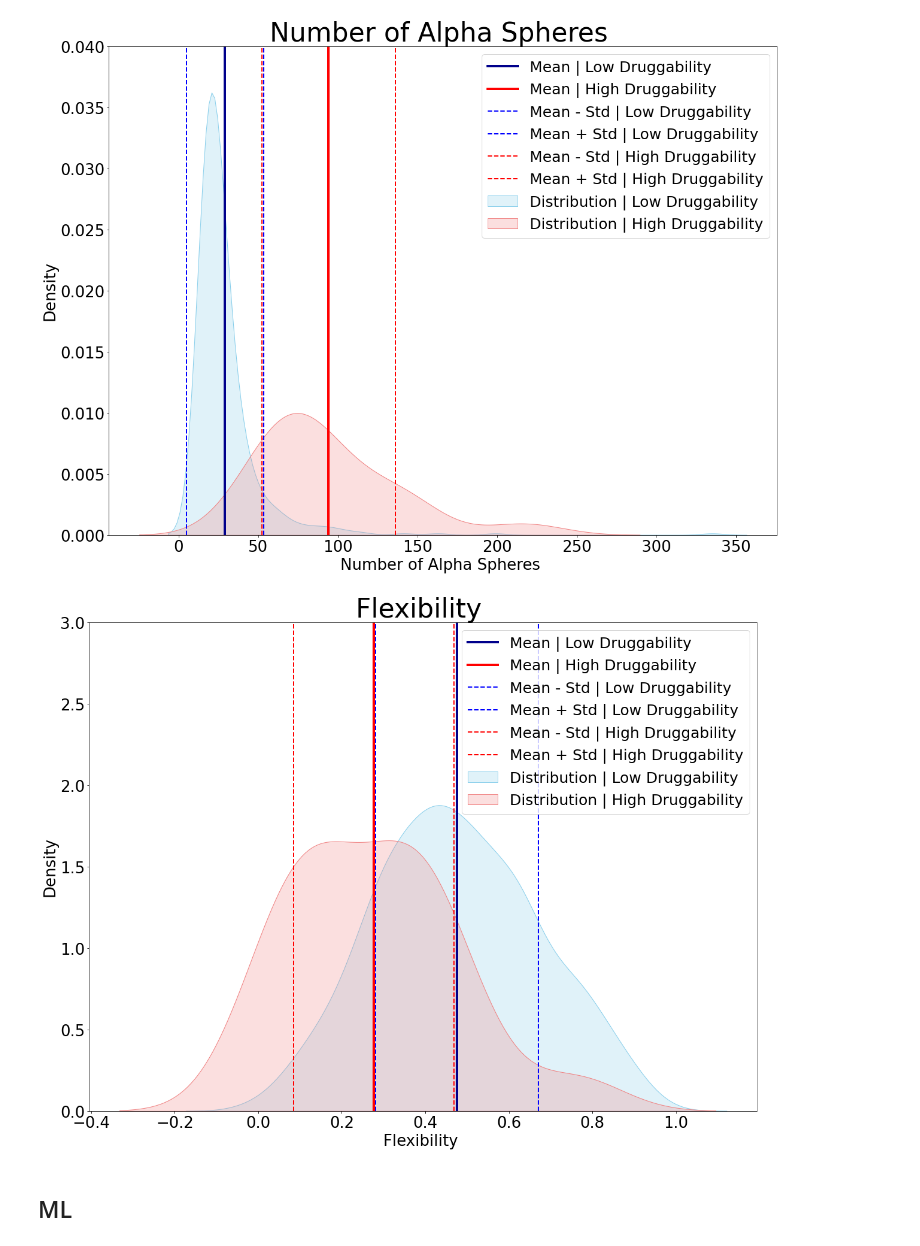
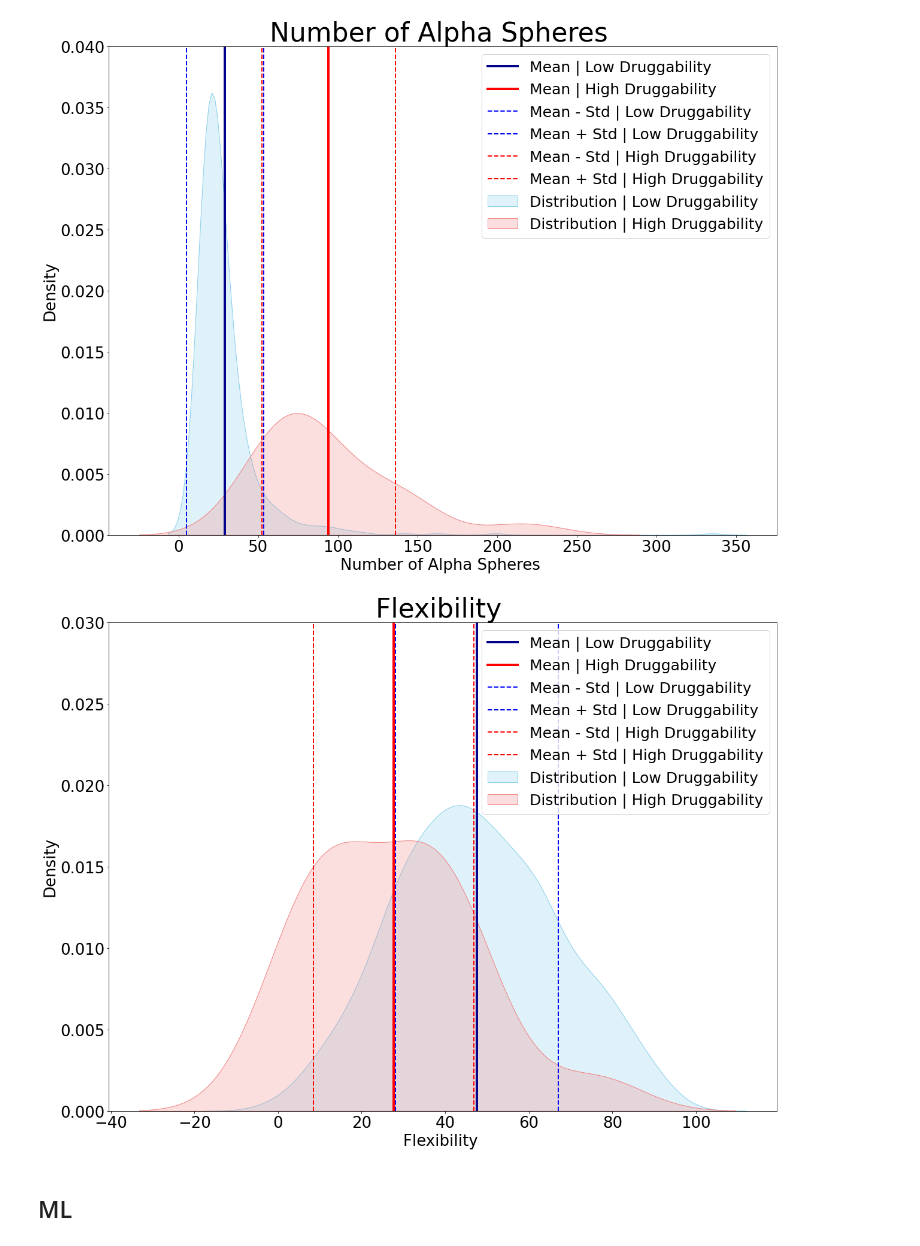
Before and after one commit to kostas-panagiotakis/Protein_pockets, a Jupyter notebook: Feature Selection Classification.ipynb, the cells around one changed output. Saved outputs shown, nothing was run; the diff lists cells and outputs as text; code cells hidden in the pictures.

```diff
--- a/Feature Selection Classification.ipynb
+++ b/Feature Selection Classification.ipynb
@@ -190,5 +206,5 @@ subset_df = subset_df.astype(float)
 # %%
-subset_df = subset_df[['Druggability Score ', 'Mean local hydrophobic density ','Hydrophobicity score', 'Number of Alpha Spheres ', 'Total SASA ','Volume ', 'Flexibility ']]
+subset_df = subset_df[['Druggability Score ', 'Number of Alpha Spheres ','Polarity score', 'Mean local hydrophobic density ','Hydrophobicity score','Charge score ', 'Total SASA ','Volume ', 'Flexibility ']]
 
 subset_df
 # %% [output]
@@ -352,15 +368,15 @@ plt.show()
 # %%
 import seaborn as sns
 
-low_f = low_drug_score[feature3]
-high_f = high_drug_score[feature3]
+low_f = low_drug_score[feature3]*100
+high_f = high_drug_score[feature3]*100
 
 # Create a figure and axis object
 fig, ax = plt.subplots(figsize=(20, 15))
 
 # Plot the smoothed distributions
-sns.kdeplot(low_f, label='Distribution | Low Druggability', color='skyblue', shade=True, common_norm=False)
-sns.kdeplot(high_f, label='Distribution | High Druggability', color='lightcoral', shade=True, common_norm=False)
+sns.kdeplot(low_f, label='Distribution | Low Druggability', color='skyblue', shade=True)
+sns.kdeplot(high_f, label='Distribution | High Druggability', color='lightcoral', shade=True)
 
 # Calculate and plot the mean values
 low_f_mean = np.mean(low_f)
@@ -369,35 +385,35 @@ high_f_mean = np.mean(high_f)
 ax.axvline(low_f_mean, color='darkblue', linewidth=4, label='Mean | Low Druggability')
 ax.axvline(high_f_mean, color='red', linewidth=4, label='Mean | High Druggability')
 
 # Calculate and plot the standard deviation lines
 low_f_std = np.std(low_f)
 high_f_std = np.std(high_f)
 
 ax.axvline(low_f_mean - low_f_std, color='blue', linestyle='dashed', linewidth=2, label='Mean - Std | Low Druggability')
 ax.axvline(low_f_mean + low_f_std, color='blue', linestyle='dashed', linewidth=2, label='Mean + Std | Low Druggability')
 ax.axvline(high_f_mean - high_f_std, color='red', linestyle='dashed', linewidth=2, label='Mean - Std | High Druggability')
 ax.axvline(high_f_mean + high_f_std, color='red', linestyle='dashed', linewidth=2, label='Mean + Std | High Druggability')
 
 ax.set_xlabel(feature1, fontsize=26)
 ax.set_ylabel(feature2, fontsize=26)
 
 # Increase the font size of numbers on the x-axis and y-axis
 ax.tick_params(axis='both', which='major', labelsize=26)
 
 # Customize the appearance
 ax.set_xlabel(feature3)
 ax.set_ylabel('Density')
 ax.legend(fontsize=25)  # Increase the legend font size
 
 # Set y-axis limit
-ax.set_ylim(0, 3)
+ax.set_ylim(0, 0.03)
 
 plt.title(feature3, fontsize=44)
 
 # Show the plot
 plt.show()
 # %% [output]
-[figure, old version]
+[figure, new version]
 # %% [markdown]
 ## ML
 # %%
```
Also changed, not shown: parts of 4 cells of this notebook.
